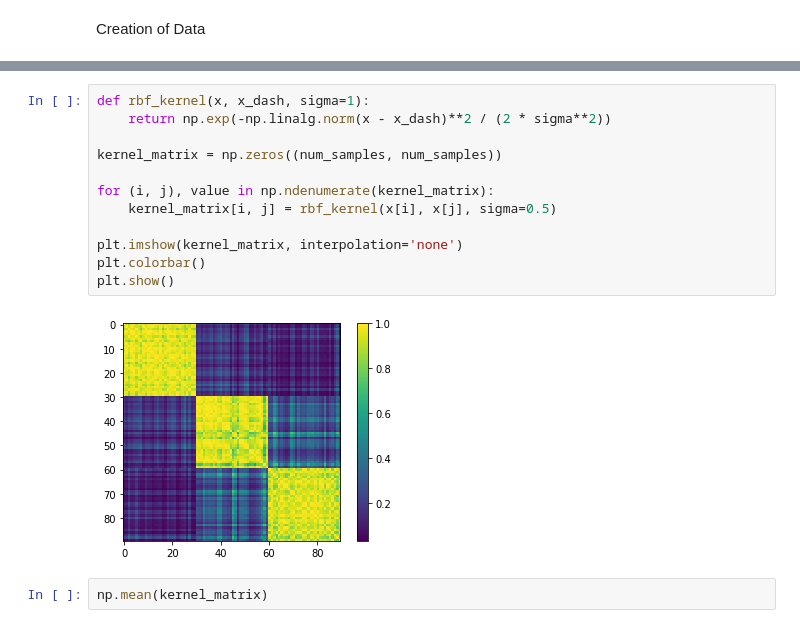
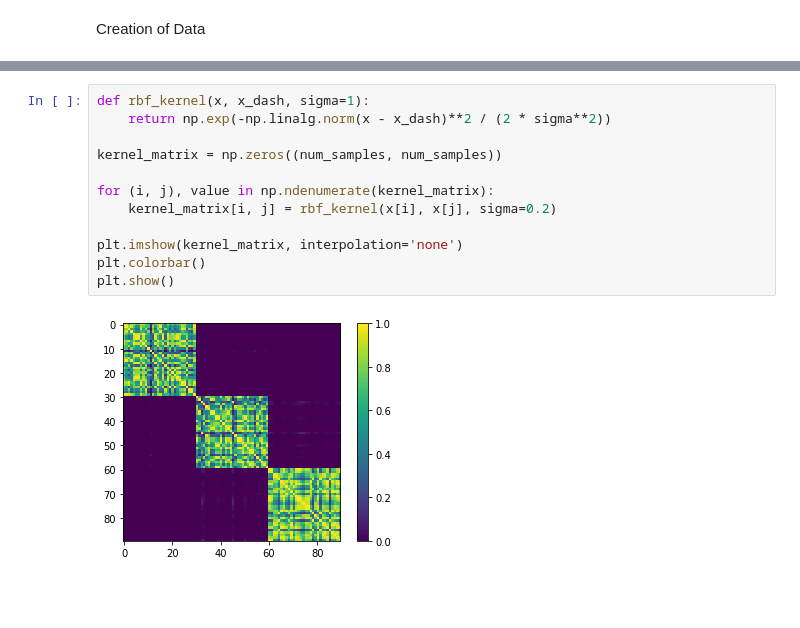
Before and after one commit to SudeshnaBora/MI2, a Jupyter notebook: PCA_kernel.ipynb, the cells around one changed output, grey strips where cells are left out. Cells and saved outputs as stored; diff of their text form; blank space fills up the shorter version.

Commit message:
normalised kernel

```diff
--- a/PCA_kernel.ipynb
+++ b/PCA_kernel.ipynb
@@ -25,16 +26,14 @@ plt.show()
 # %%
 def rbf_kernel(x, x_dash, sigma=1):
     return np.exp(-np.linalg.norm(x - x_dash)**2 / (2 * sigma**2))
 
 kernel_matrix = np.zeros((num_samples, num_samples))
 
 for (i, j), value in np.ndenumerate(kernel_matrix):
-    kernel_matrix[i, j] = rbf_kernel(x[i], x[j], sigma=0.5)
+    kernel_matrix[i, j] = rbf_kernel(x[i], x[j], sigma=0.2)
 
 plt.imshow(kernel_matrix, interpolation='none')
 plt.colorbar()
 plt.show()
 # %% [output]
-[figure, old version]
+[figure, new version]
-# %%
-np.mean(kernel_matrix)
```
Also changed, not shown: parts of 3 cells of this notebook.
